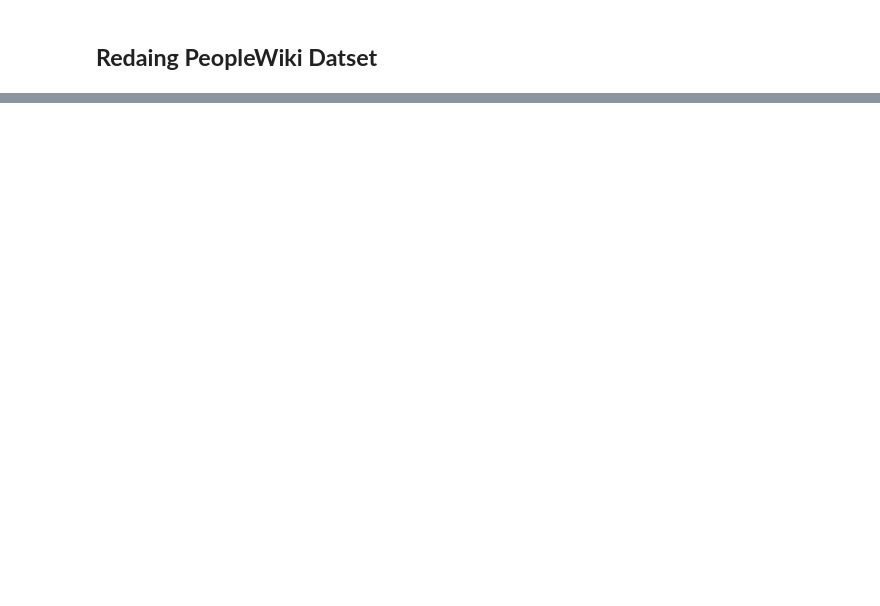
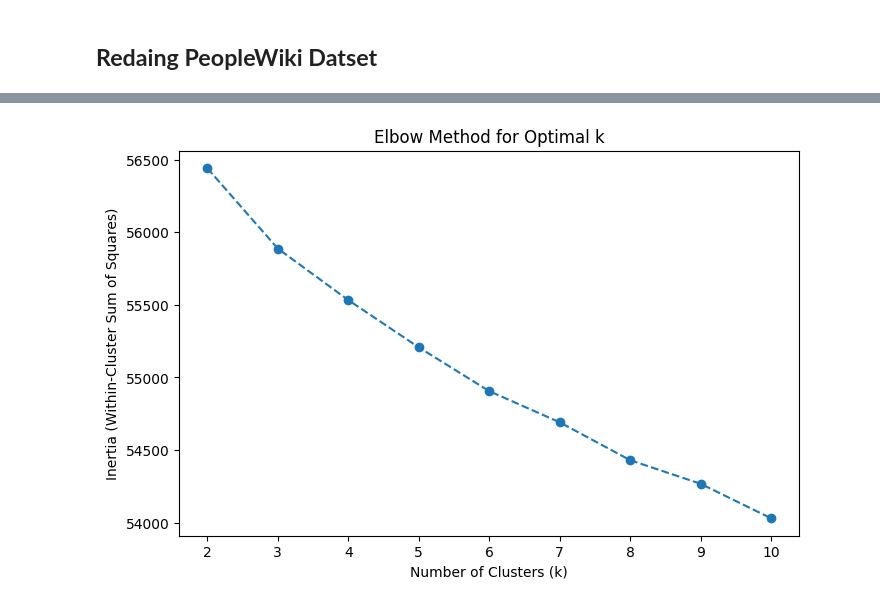
Before and after one commit to ali2yman/Text-Clustering-Project, a Jupyter notebook: Reading_data.ipynb, the cells around one changed output, grey strips where cells are left out. Cells and saved outputs as stored; diff of their text form; code cells hidden in the pictures; blank space fills up the shorter version.

```diff
--- a/Reading_data.ipynb
+++ b/Reading_data.ipynb
@@ -18,0 +20,10 @@ import numpy as np
+# %%
+# Selected 3 categories from the 20 newsgroups dataset
+categories = [
+    'talk.religion.misc',
+    'comp.graphics',
+    'sci.space',
+]
+
+print("Loading 20 newsgroups dataset for categories:")
+print(categories)
@@ -18,0 +33,5 @@ import numpy as np
+# %%
+# subset > all : to retrieve all the data training and testing
+# remove = ('headers', 'footers', 'quotes') : to focus only on the text
+df = fetch_20newsgroups(subset='all', categories=categories,
+                             shuffle=False, remove=('headers', 'footers', 'quotes'))
@@ -31,0 +252,26 @@ people_wiki_df.head(3)
+# %%
+# %pip install matplotlib
+from sklearn.cluster import KMeans
+import matplotlib.pyplot as plt
+
+def find_optimal_k(tfidf_matrix, max_k=10):
+    inertia = []
+    k_values = range(2, max_k + 1)
+
+    for k in k_values:
+        kmeans = KMeans(n_clusters=k, random_state=42, n_init=10)
+        kmeans.fit(tfidf_matrix)
+        inertia.append(kmeans.inertia_)
+
+    # Plot the Elbow Curve
+    plt.figure(figsize=(8, 5))
+    plt.plot(k_values, inertia, marker='o', linestyle='--')
+    plt.xlabel('Number of Clusters (k)')
+    plt.ylabel('Inertia (Within-Cluster Sum of Squares)')
+    plt.title('Elbow Method for Optimal k')
+    plt.show()
+
+# Run the function to find k
+find_optimal_k(tfidf_matrix)
+# %% [output]
+[figure, added]
```
Also changed, not shown: parts of 40 cells of this notebook, 4 other files.
